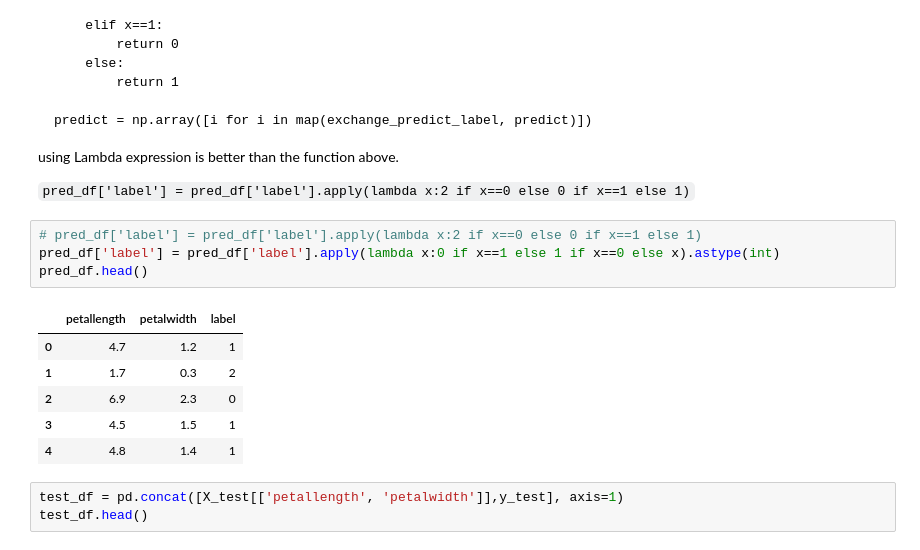
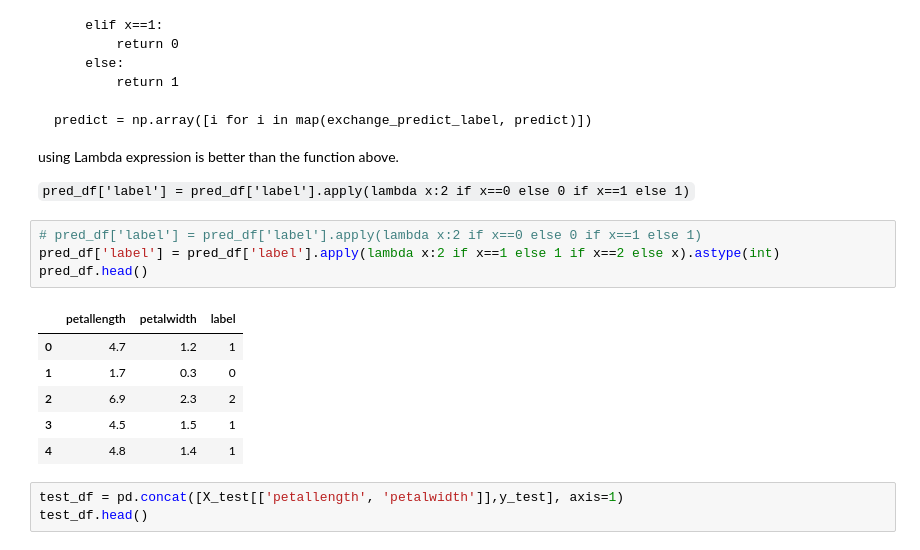
Before and after one commit to davidkorea/ai300_ML, a Jupyter notebook: 11_Iris_Clustering/ai300_Iris_Clustering.ipynb, the cells around one changed output. Drawn from its saved outputs; the diff is of its cells as text.

````diff
--- a/11_Iris_Clustering/ai300_Iris_Clustering.ipynb
+++ b/11_Iris_Clustering/ai300_Iris_Clustering.ipynb
@@ -166,13 +166,13 @@ using Lambda expression is better than the function above.
 ```pred_df['label'] = pred_df['label'].apply(lambda x:2 if x==0 else 0 if x==1 else 1)```
 # %%
 # pred_df['label'] = pred_df['label'].apply(lambda x:2 if x==0 else 0 if x==1 else 1)
-pred_df['label'] = pred_df['label'].apply(lambda x:0 if x==1 else 1 if x==0 else x).astype(int)
+pred_df['label'] = pred_df['label'].apply(lambda x:2 if x==1 else 1 if x==2 else x).astype(int)
 pred_df.head()
 # %% [output]
 |  | petallength | petalwidth | label |
 | 0 | 4.7 | 1.2 | 1 |
-| 1 | 1.7 | 0.3 | 2 |
-| 2 | 6.9 | 2.3 | 0 |
+| 1 | 1.7 | 0.3 | 0 |
+| 2 | 6.9 | 2.3 | 2 |
 | 3 | 4.5 | 1.5 | 1 |
 | 4 | 4.8 | 1.4 | 1 |
 # %%
````
Also changed, not shown: parts of 6 cells of this notebook.
